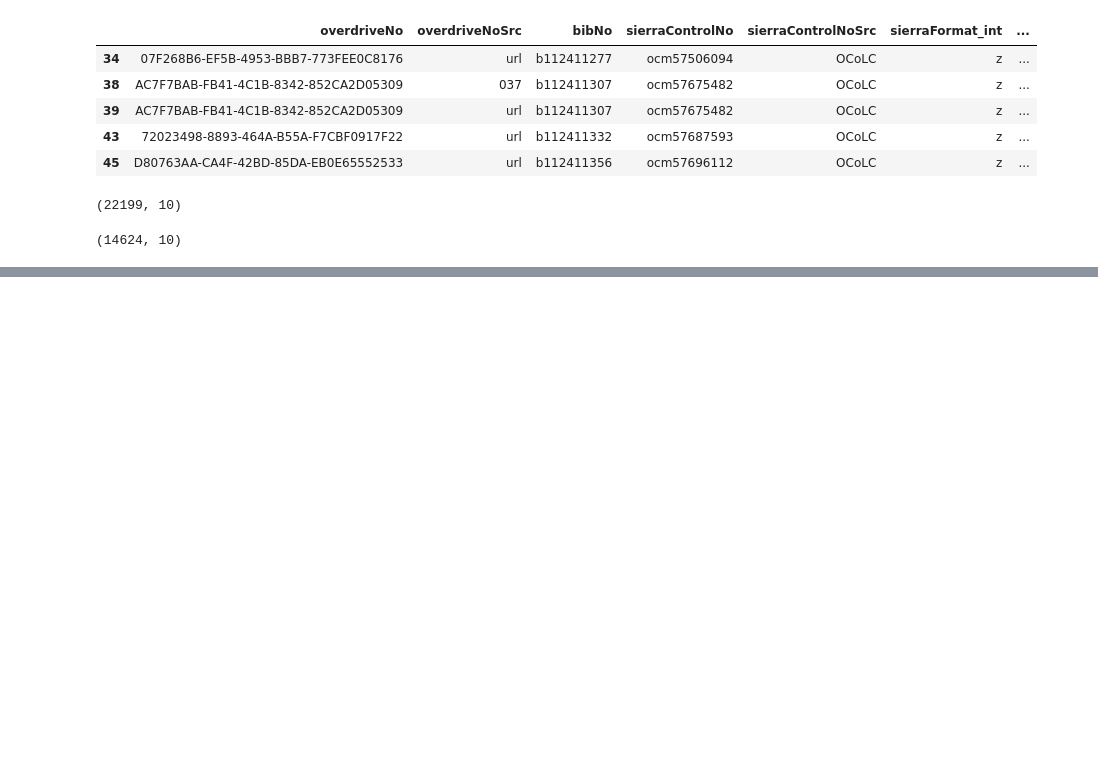
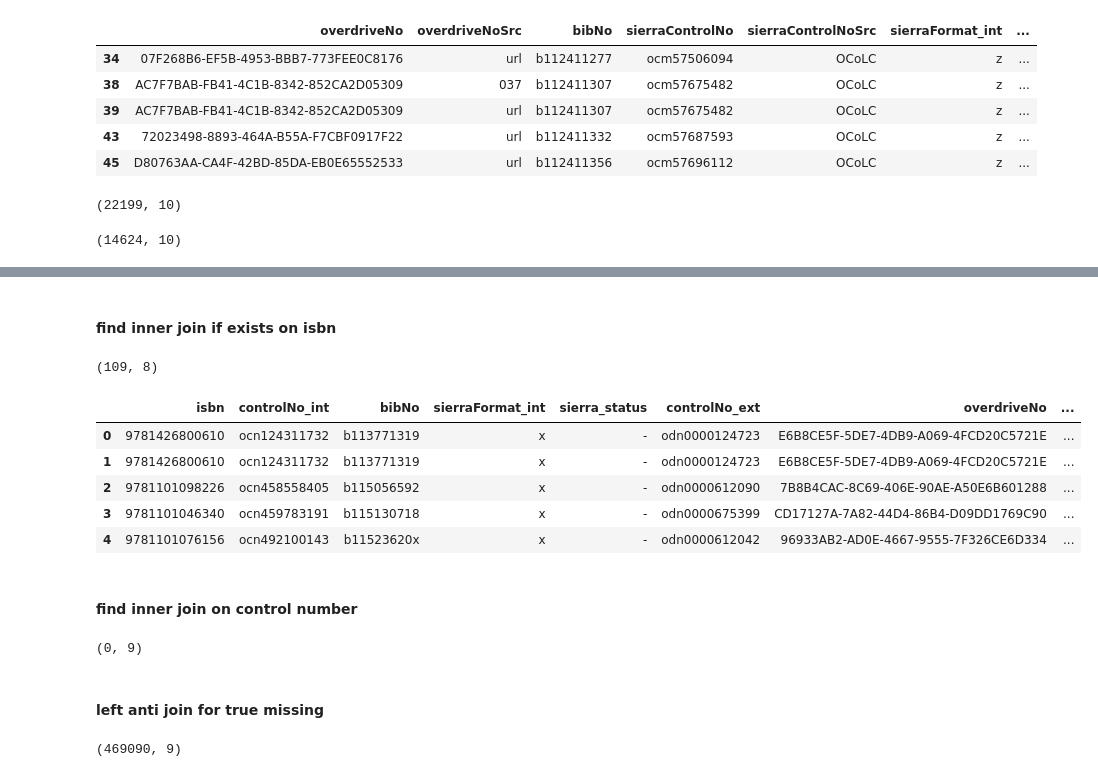
Before and after one commit to BookOps-CAT/Overdrive-MarcExpress, a Jupyter notebook: src/bpl-overdrive.ipynb, the cells around one changed output, grey strips where cells are left out. Cells and saved outputs as stored; diff of their text form; code cells hidden in the pictures; blank space fills up the shorter version.

Commit message:
missing verification

```diff
--- a/src/bpl-overdrive.ipynb
+++ b/src/bpl-overdrive.ipynb
@@ -274,0 +286,2 @@ edf_deduped[["overdriveNo", "bibNo"]].to_csv("./reports/BPL/expired-before-verif
+# %%
+svdf = pd.read_csv("./reports/BPL/sierra-ids.csv", header=None, names=["isbn", "controlNo_int", "bibNo", "sierraFormat_int", "sierra_status"])
@@ -274,0 +301,2 @@ edf_deduped[["overdriveNo", "bibNo"]].to_csv("./reports/BPL/expired-before-verif
+# %%
+mvdf = pd.read_csv("./reports/BPL/missing-combined-ids.csv", header=None, names=["isbn", "controlNo_ext", "overdriveNo", "sierraFormat_ext"])
@@ -274,0 +318,17 @@ edf_deduped[["overdriveNo", "bibNo"]].to_csv("./reports/BPL/expired-before-verif
+# %% [markdown]
+#### find inner join if exists on isbn
+# %%
+inner_isbn_df = pd.merge(svdf, mvdf, how="inner", on="isbn")
+# %%
+inner_isbn_df.shape
+# %% [output]
+(109, 8)
+# %%
+inner_isbn_df.head()
+# %% [output]
+|  | isbn | controlNo_int | bibNo | sierraFormat_int | sierra_status | controlNo_ext | overdriveNo | ... |
+| 0 | 9781426800610 | ocn124311732 | b113771319 | x | - | odn0000124723 | E6B8CE5F-5DE7-4DB9-A069-4FCD20C5721E | ... |
+| 1 | 9781426800610 | ocn124311732 | b113771319 | x | - | odn0000124723 | E6B8CE5F-5DE7-4DB9-A069-4FCD20C5721E | ... |
+| 2 | 9781101098226 | ocn458558405 | b115056592 | x | - | odn0000612090 | 7B8B4CAC-8C69-406E-90AE-A50E6B601288 | ... |
+| 3 | 9781101046340 | ocn459783191 | b115130718 | x | - | odn0000675399 | CD17127A-7A82-44D4-86B4-D09DD1769C90 | ... |
+| 4 | 9781101076156 | ocn492100143 | b11523620x | x | - | odn0000612042 | 96933AB2-AD0E-4667-9555-7F326CE6D334 | ... |
@@ -274,0 +337,2 @@ edf_deduped[["overdriveNo", "bibNo"]].to_csv("./reports/BPL/expired-before-verif
+# %% [markdown]
+#### find inner join on control number
@@ -274,0 +341,6 @@ edf_deduped[["overdriveNo", "bibNo"]].to_csv("./reports/BPL/expired-before-verif
+# %%
+inner_control_df.shape
+# %% [output]
+(0, 9)
+# %% [markdown]
+#### left anti join for true missing
@@ -274,0 +351,4 @@ edf_deduped[["overdriveNo", "bibNo"]].to_csv("./reports/BPL/expired-before-verif
+# %%
+mjoin_df.shape
+# %% [output]
+(469090, 9)
```
Also changed, not shown: parts of 22 cells of this notebook, 8 other files.
